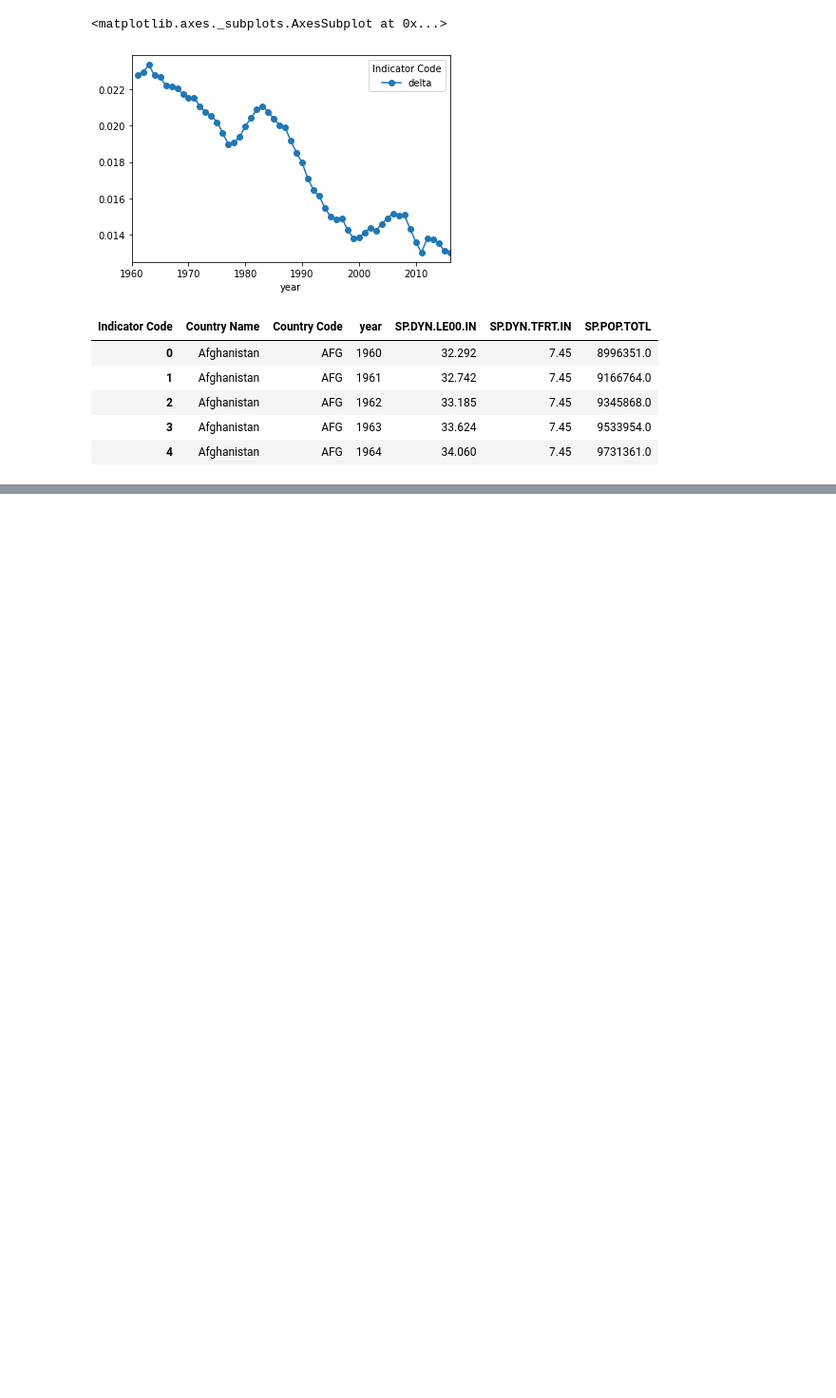
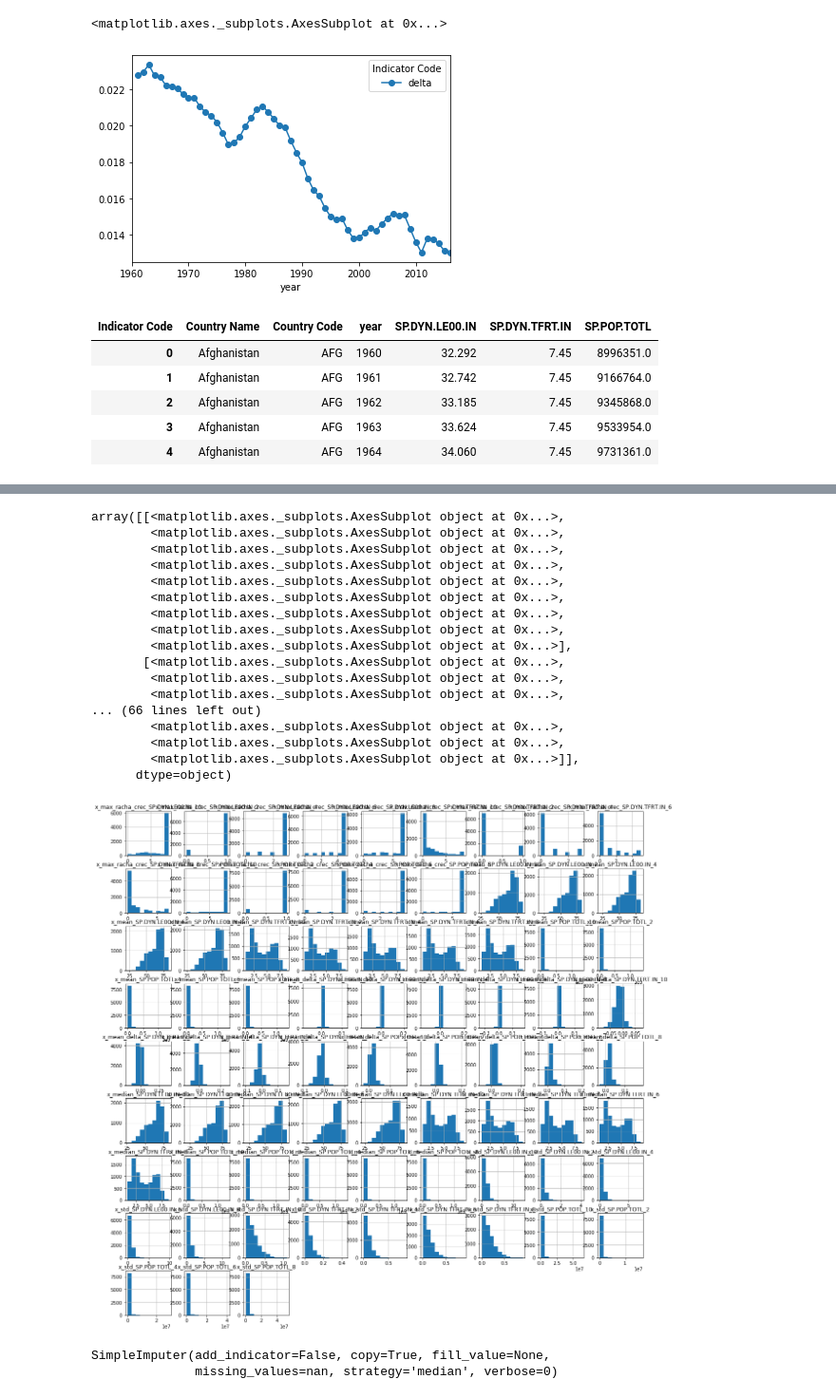
Before and after one commit to roca8/AMV, a Jupyter notebook: Práctica WB.ipynb, the cells around one changed output, grey strips where cells are left out. Shown at 95% size. Saved outputs shown, nothing was run; the diff lists cells and outputs as text; code cells hidden in the pictures; blank space fills up the shorter version.

```diff
--- a/Práctica WB.ipynb
+++ b/Práctica WB.ipynb
@@ -217,0 +229,2 @@ aux.shape
+# %%
+varc = [c for c in aux.columns if c[:2]=='x_']
@@ -217,0 +235,4 @@ aux.shape
+# %%
+aux = aux[['Country Code','year','target']+varc]
+# %%
+aux = aux.loc[(aux.year>=1969)&(aux.year<=2011)&(~aux.target.isnull())].reset_index(drop=True)
@@ -217,0 +255,21 @@ aux.shape
+# %%
+aux[varc].hist(figsize=(20,20))
+# %% [output]
+array([[<matplotlib.axes._subplots.AxesSubplot object at 0x...>,
+        <matplotlib.axes._subplots.AxesSubplot object at 0x...>,
+        <matplotlib.axes._subplots.AxesSubplot object at 0x...>,
+        <matplotlib.axes._subplots.AxesSubplot object at 0x...>,
+        <matplotlib.axes._subplots.AxesSubplot object at 0x...>,
+        <matplotlib.axes._subplots.AxesSubplot object at 0x...>,
+        <matplotlib.axes._subplots.AxesSubplot object at 0x...>,
+        <matplotlib.axes._subplots.AxesSubplot object at 0x...>,
+        <matplotlib.axes._subplots.AxesSubplot object at 0x...>],
+       [<matplotlib.axes._subplots.AxesSubplot object at 0x...>,
+        <matplotlib.axes._subplots.AxesSubplot object at 0x...>,
+        <matplotlib.axes._subplots.AxesSubplot object at 0x...>,
+... (66 lines left out)
+        <matplotlib.axes._subplots.AxesSubplot object at 0x...>,
+        <matplotlib.axes._subplots.AxesSubplot object at 0x...>,
+        <matplotlib.axes._subplots.AxesSubplot object at 0x...>]],
+      dtype=object)
+[figure, added]
@@ -217,0 +283,5 @@ aux.shape
+# %%
+im.fit(X)
+# %% [output]
+SimpleImputer(add_indicator=False, copy=True, fill_value=None,
+              missing_values=nan, strategy='median', verbose=0)
```
Also changed, not shown: parts of 40 cells of this notebook.
